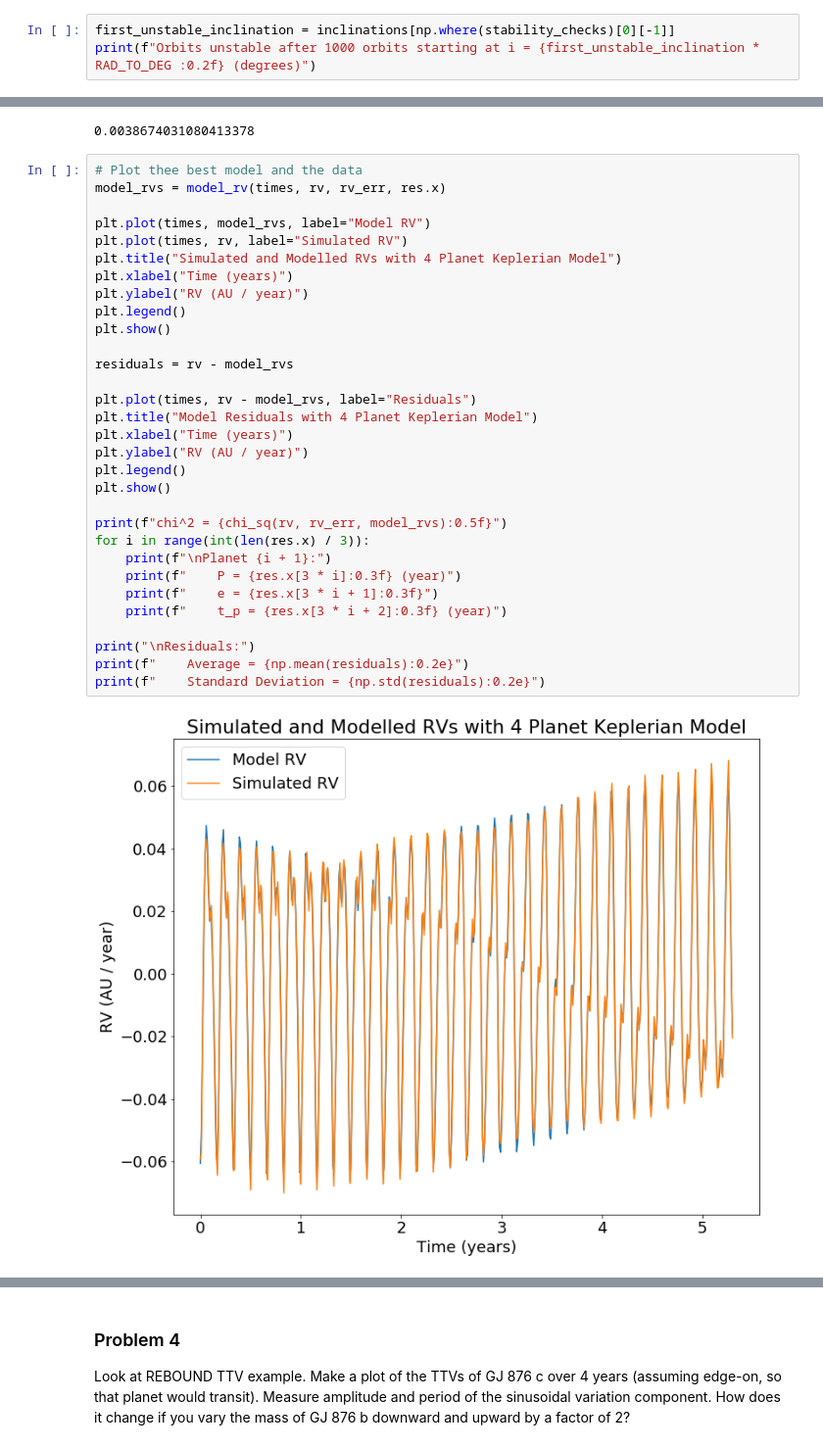
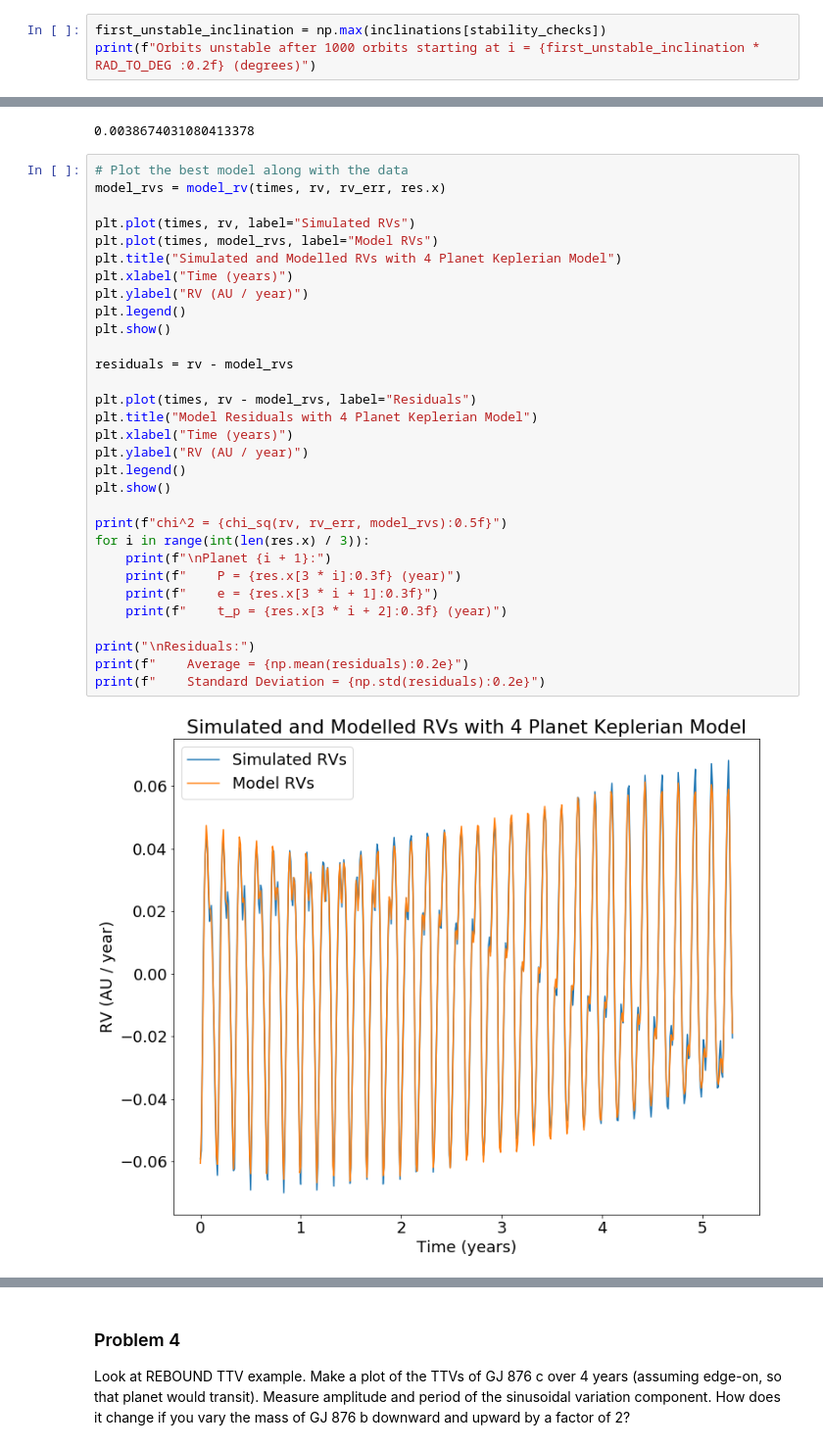
Before and after one commit to curriem/exoplanets_class, a Jupyter notebook: hw3/exoplanets_hw3.ipynb, the cells around one changed output, grey strips where cells are left out. Shown at 98% size. Drawn from its saved outputs; the diff is of its cells as text.

```diff
--- a/hw3/exoplanets_hw3.ipynb
+++ b/hw3/exoplanets_hw3.ipynb
@@ -251,7 +256,7 @@ plt.show()
 # %% [output]
 [figure]
 # %%
-first_unstable_inclination = inclinations[np.where(stability_checks)[0][-1]]
+first_unstable_inclination = np.max(inclinations[stability_checks])
 print(f"Orbits unstable after 1000 orbits starting at i = {first_unstable_inclination * RAD_TO_DEG :0.2f} (degrees)")
 # %% [output]
 Orbits unstable after 1000 orbits starting at i = 8.21 (degrees)
@@ -430,38 +441,38 @@ print(f(res.x, times, rv, rv_err))
 # %% [output]
 0.0038674031080413378
 # %%
-# Plot thee best model and the data
+# Plot the best model along with the data
 model_rvs = model_rv(times, rv, rv_err, res.x)
 
-plt.plot(times, model_rvs, label="Model RV")
-plt.plot(times, rv, label="Simulated RV")
+plt.plot(times, rv, label="Simulated RVs")
+plt.plot(times, model_rvs, label="Model RVs")
 plt.title("Simulated and Modelled RVs with 4 Planet Keplerian Model")
 plt.xlabel("Time (years)")
 plt.ylabel("RV (AU / year)")
 plt.legend()
 plt.show()
 
 residuals = rv - model_rvs
 
 plt.plot(times, rv - model_rvs, label="Residuals")
 plt.title("Model Residuals with 4 Planet Keplerian Model")
 plt.xlabel("Time (years)")
 plt.ylabel("RV (AU / year)")
 plt.legend()
 plt.show()
 
 print(f"chi^2 = {chi_sq(rv, rv_err, model_rvs):0.5f}")
 for i in range(int(len(res.x) / 3)):
     print(f"\nPlanet {i + 1}:")
     print(f"    P = {res.x[3 * i]:0.3f} (year)")
     print(f"    e = {res.x[3 * i + 1]:0.3f}")
     print(f"    t_p = {res.x[3 * i + 2]:0.3f} (year)")
 
 print("\nResiduals:")
 print(f"    Average = {np.mean(residuals):0.2e}")
 print(f"    Standard Deviation = {np.std(residuals):0.2e}")
 # %% [output]
-[figure, old version]
+[figure, new version]
 [figure]
 chi^2 = 0.00387
 
```
Also changed, not shown: parts of 19 cells of this notebook.
